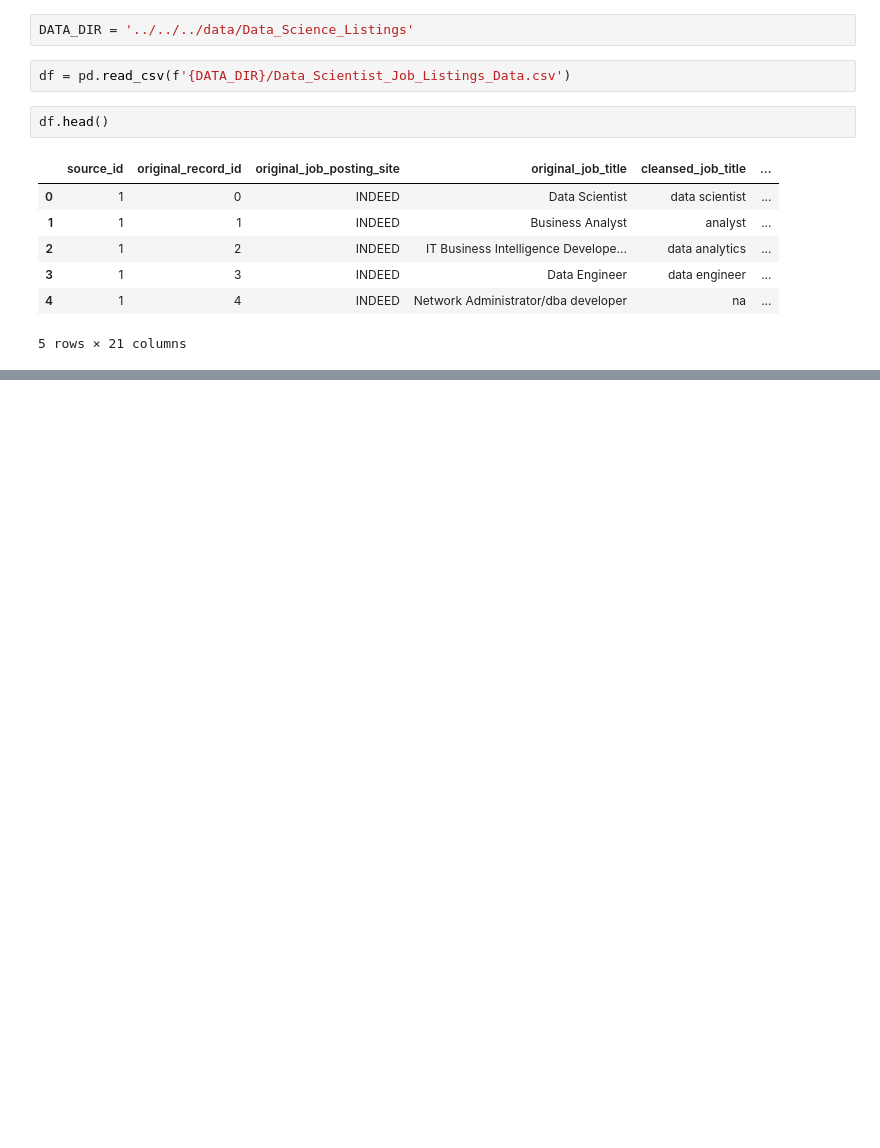
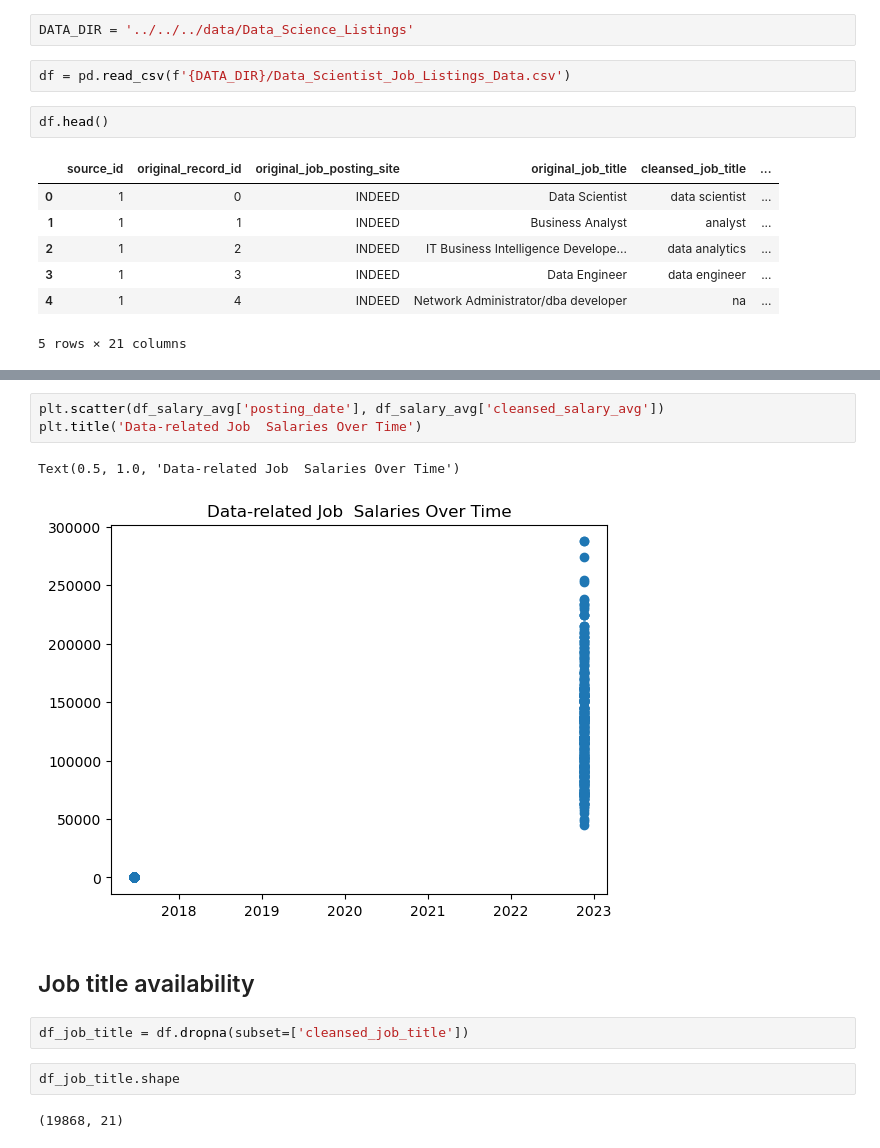
Before and after one commit to devinsuy/DataScience-Jobs-Viz, a Jupyter notebook: notebooks/python/Data Science Jobs Data/EDA_Data_Science_Jobs.ipynb, the cells around one changed output, grey strips where cells are left out. Cells and saved outputs as stored; diff of their text form; blank space fills up the shorter version.

```diff
--- a/notebooks/python/Data Science Jobs Data/EDA_Data_Science_Jobs.ipynb
+++ b/notebooks/python/Data Science Jobs Data/EDA_Data_Science_Jobs.ipynb
@@ -16,0 +72,14 @@ df.head()
+# %%
+plt.scatter(df_salary_avg['posting_date'], df_salary_avg['cleansed_salary_avg'])
+plt.title('Data-related Job  Salaries Over Time')
+# %% [output]
+Text(0.5, 1.0, 'Data-related Job  Salaries Over Time')
+[figure, added]
+# %% [markdown]
+## Job title availability
+# %%
+df_job_title = df.dropna(subset=['cleansed_job_title'])
+# %%
+df_job_title.shape
+# %% [output]
+(19868, 21)
```
Also changed, not shown: parts of 45 cells of this notebook.
